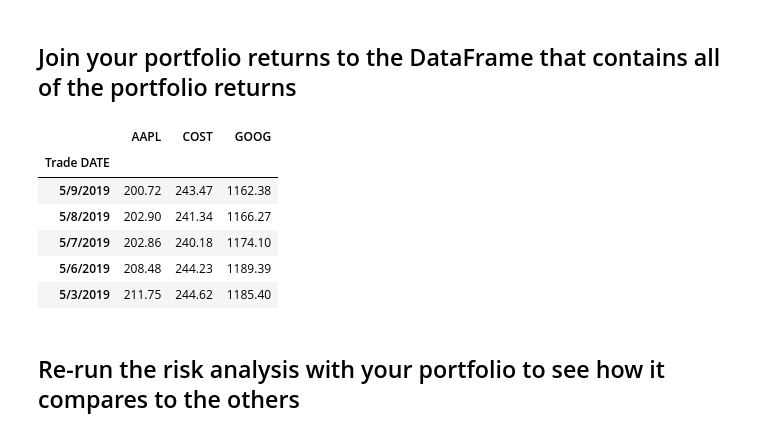
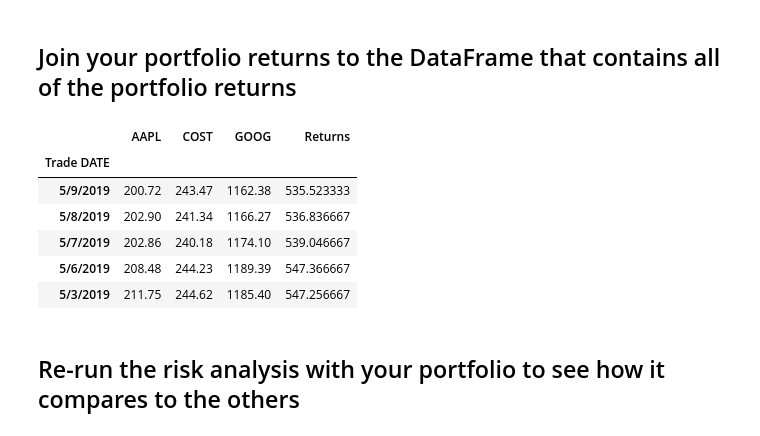
Before and after one commit to OrlandoFuller/A-Whale-Off-the-Portfolio, a Jupyter notebook: whale_analysis.ipynb, the cells around one changed output. Drawn from its saved outputs; the diff is of its cells as text; code cells hidden in the pictures.

```diff
--- a/whale_analysis.ipynb
+++ b/whale_analysis.ipynb
@@ -517,15 +517,15 @@ stocks_rtns_df = stocks_rtns_df.dropna()
 # Rename column
 stocks_rtns_df = stocks_rtns_df.rename(columns = {0:'Returns'})
 # %%
-stocks_df.head()
+stocks_rtns_df.head()
 # %% [output]
-|  | AAPL | COST | GOOG |
-| Trade DATE |  |  |  |
-| 5/9/2019 | 200.72 | 243.47 | 1162.38 |
-| 5/8/2019 | 202.90 | 241.34 | 1166.27 |
-| 5/7/2019 | 202.86 | 240.18 | 1174.10 |
-| 5/6/2019 | 208.48 | 244.23 | 1189.39 |
-| 5/3/2019 | 211.75 | 244.62 | 1185.40 |
+|  | AAPL | COST | GOOG | Returns |
+| Trade DATE |  |  |  |  |
+| 5/9/2019 | 200.72 | 243.47 | 1162.38 | 535.523333 |
+| 5/8/2019 | 202.90 | 241.34 | 1166.27 | 536.836667 |
+| 5/7/2019 | 202.86 | 240.18 | 1174.10 | 539.046667 |
+| 5/6/2019 | 208.48 | 244.23 | 1189.39 | 547.366667 |
+| 5/3/2019 | 211.75 | 244.62 | 1185.40 | 547.256667 |
 # %% [markdown]
 ## Re-run the risk analysis with your portfolio to see how it compares to the others
 # %% [markdown]
```
Also changed, not shown: parts of 5 cells of this notebook.
